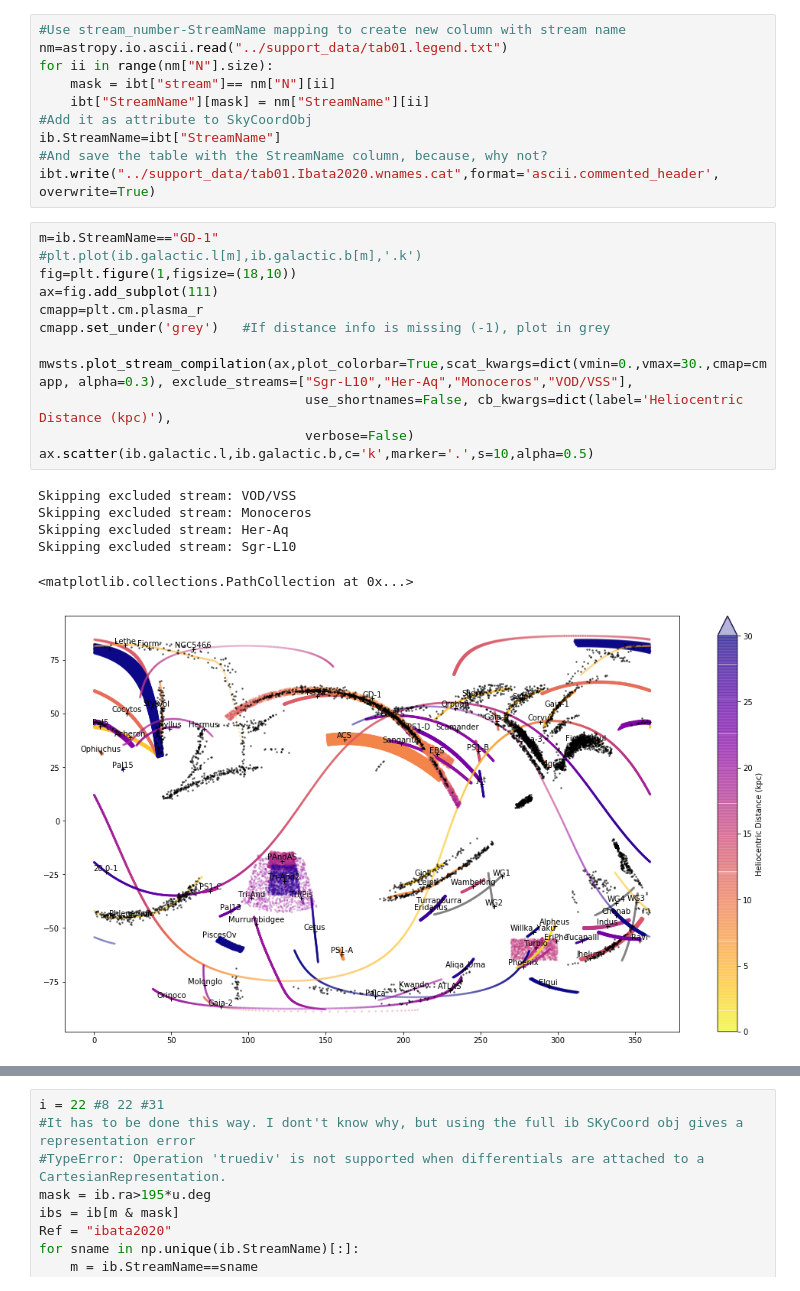
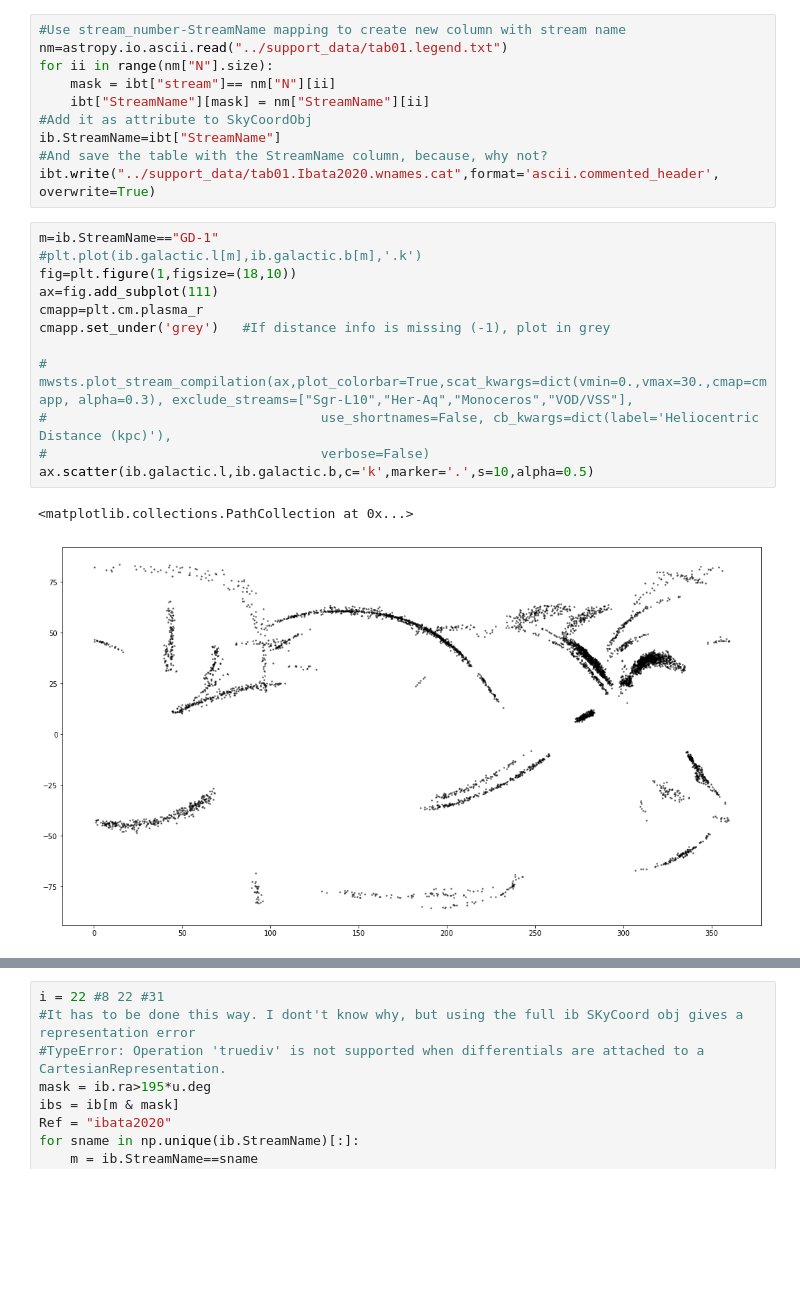
Before and after one commit to cmateu/galstreams, a Jupyter notebook: galstreams/tracks/standardized_tracks.ipynb, the cells around one changed output, grey strips where cells are left out. Saved outputs shown, nothing was run; the diff lists cells and outputs as text; blank space fills up the shorter version.

```diff
--- a/galstreams/tracks/standardized_tracks.ipynb
+++ b/galstreams/tracks/standardized_tracks.ipynb
@@ -581,19 +692,15 @@ ibt.write("../support_data/tab01.Ibata2020.wnames.cat",format='ascii.commented_h
 # %%
 m=ib.StreamName=="GD-1"
 #plt.plot(ib.galactic.l[m],ib.galactic.b[m],'.k')
 fig=plt.figure(1,figsize=(18,10))
 ax=fig.add_subplot(111)
 cmapp=plt.cm.plasma_r
 cmapp.set_under('grey')   #If distance info is missing (-1), plot in grey
 
-mwsts.plot_stream_compilation(ax,plot_colorbar=True,scat_kwargs=dict(vmin=0.,vmax=30.,cmap=cmapp, alpha=0.3), exclude_streams=["Sgr-L10","Her-Aq","Monoceros","VOD/VSS"],
-                                  use_shortnames=False, cb_kwargs=dict(label='Heliocentric Distance (kpc)'),
-                                  verbose=False)
+# mwsts.plot_stream_compilation(ax,plot_colorbar=True,scat_kwargs=dict(vmin=0.,vmax=30.,cmap=cmapp, alpha=0.3), exclude_streams=["Sgr-L10","Her-Aq","Monoceros","VOD/VSS"],
+#                                   use_shortnames=False, cb_kwargs=dict(label='Heliocentric Distance (kpc)'),
+#                                   verbose=False)
 ax.scatter(ib.galactic.l,ib.galactic.b,c='k',marker='.',s=10,alpha=0.5)
 # %% [output]
-Skipping excluded stream: VOD/VSS
-Skipping excluded stream: Monoceros
-Skipping excluded stream: Her-Aq
-Skipping excluded stream: Sgr-L10
+<matplotlib.collections.PathCollection at 0x...>
-<matplotlib.collections.PathCollection at 0x...>
-[figure, old version]
+[figure, new version]
```
Also changed, not shown: parts of 14 cells of this notebook.
